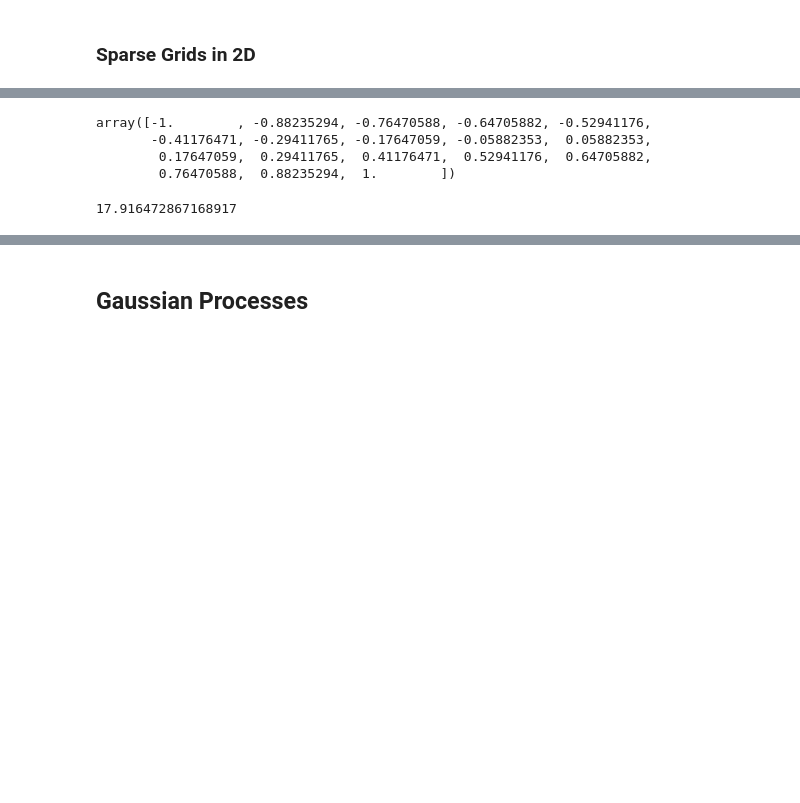
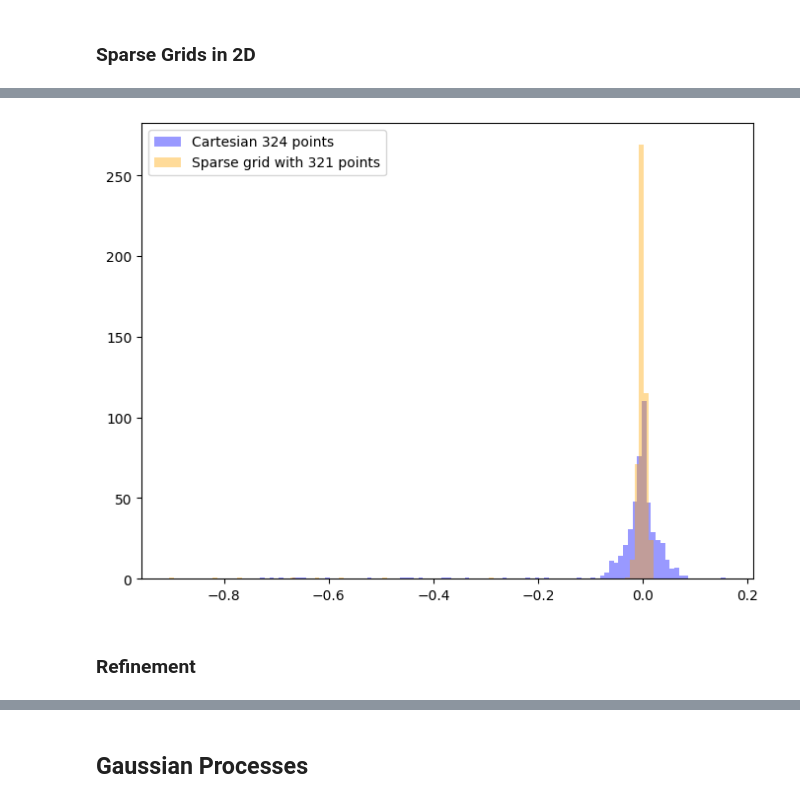
Before and after one commit to marcdelabarrera/14_462, a Jupyter notebook: recitation_1/recitation_1.ipynb, the cells around one changed output, grey strips where cells are left out. Cells and saved outputs as stored; diff of their text form; code cells hidden in the pictures; blank space fills up the shorter version.

```diff
--- a/recitation_1/recitation_1.ipynb
+++ b/recitation_1/recitation_1.ipynb
@@ -184,14 +209,10 @@ fig.show()
-# %%
-np.linspace(-1,1,np.ceil(np.sqrt(len(x_train))).astype(int))
-# %% [output]
-array([-1.        , -0.88235294, -0.76470588, -0.64705882, -0.52941176,
-       -0.41176471, -0.29411765, -0.17647059, -0.05882353,  0.05882353,
-        0.17647059,  0.29411765,  0.41176471,  0.52941176,  0.64705882,
-        0.76470588,  0.88235294,  1.        ])
-# %%
-np.sqrt(len(x_train))
-# %% [output]
-17.916472867168917
-# %%
-def function_2d(x):
-    return x[:,0]*x[:,1]
+# %%
+fig,ax=plt.subplots()
+ax.hist((cartesian_interpolator(x_test).reshape(-1,1)-function_2d(x_test)).flatten(),alpha=0.4,color='blue',bins=100, label=f'Cartesian {n_cart**2} points')
+ax.hist((grid.evaluateBatch(x_test)-function_2d(x_test)).flatten(),alpha=0.4,color='orange',bins=100,label=f'Sparse grid with {n_train} points')
+ax.legend()
+fig.show()
+# %% [output]
+[figure, added]
+# %% [markdown]
+### Refinement
```
Also changed, not shown: parts of 18 cells of this notebook.
